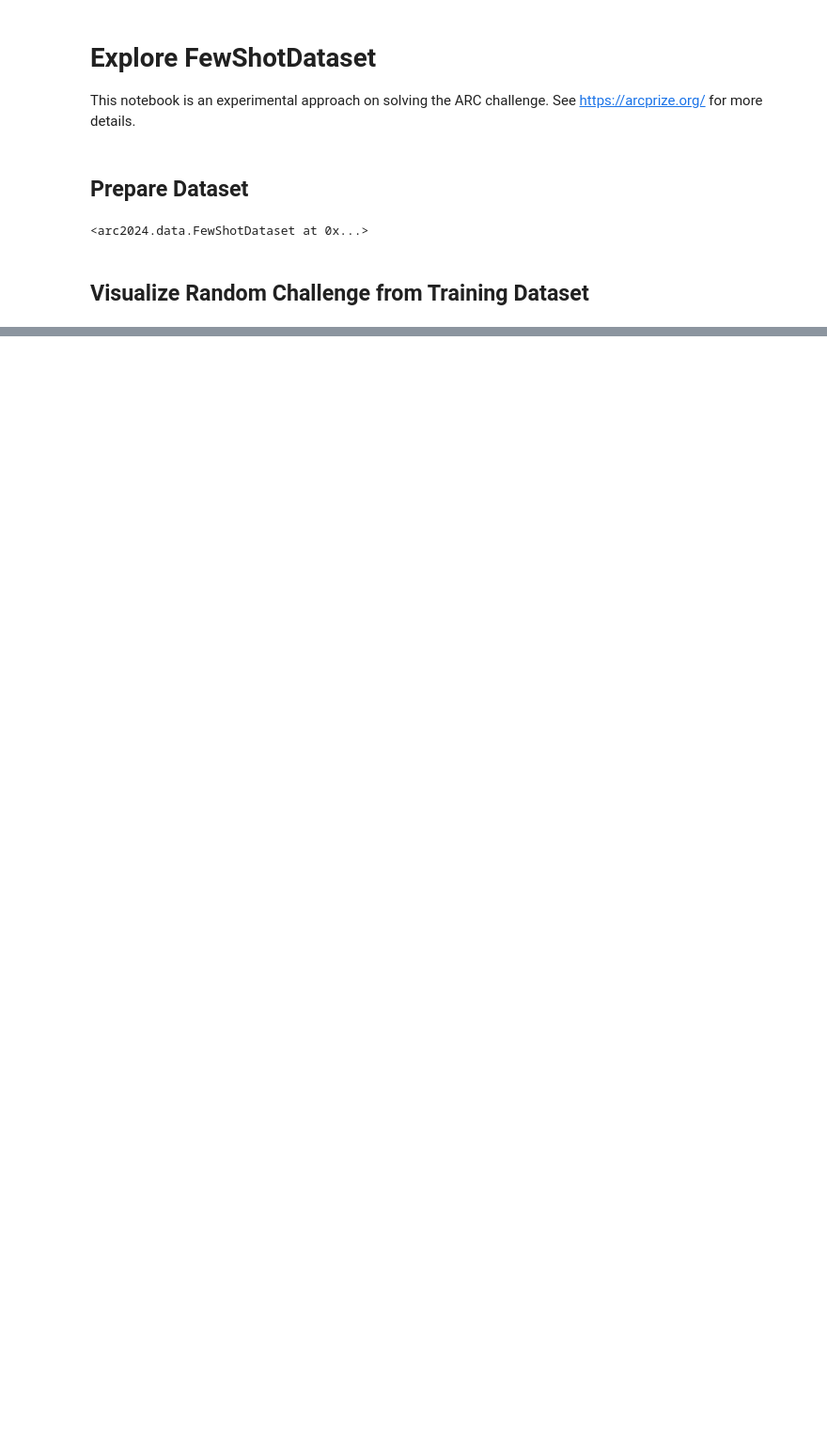
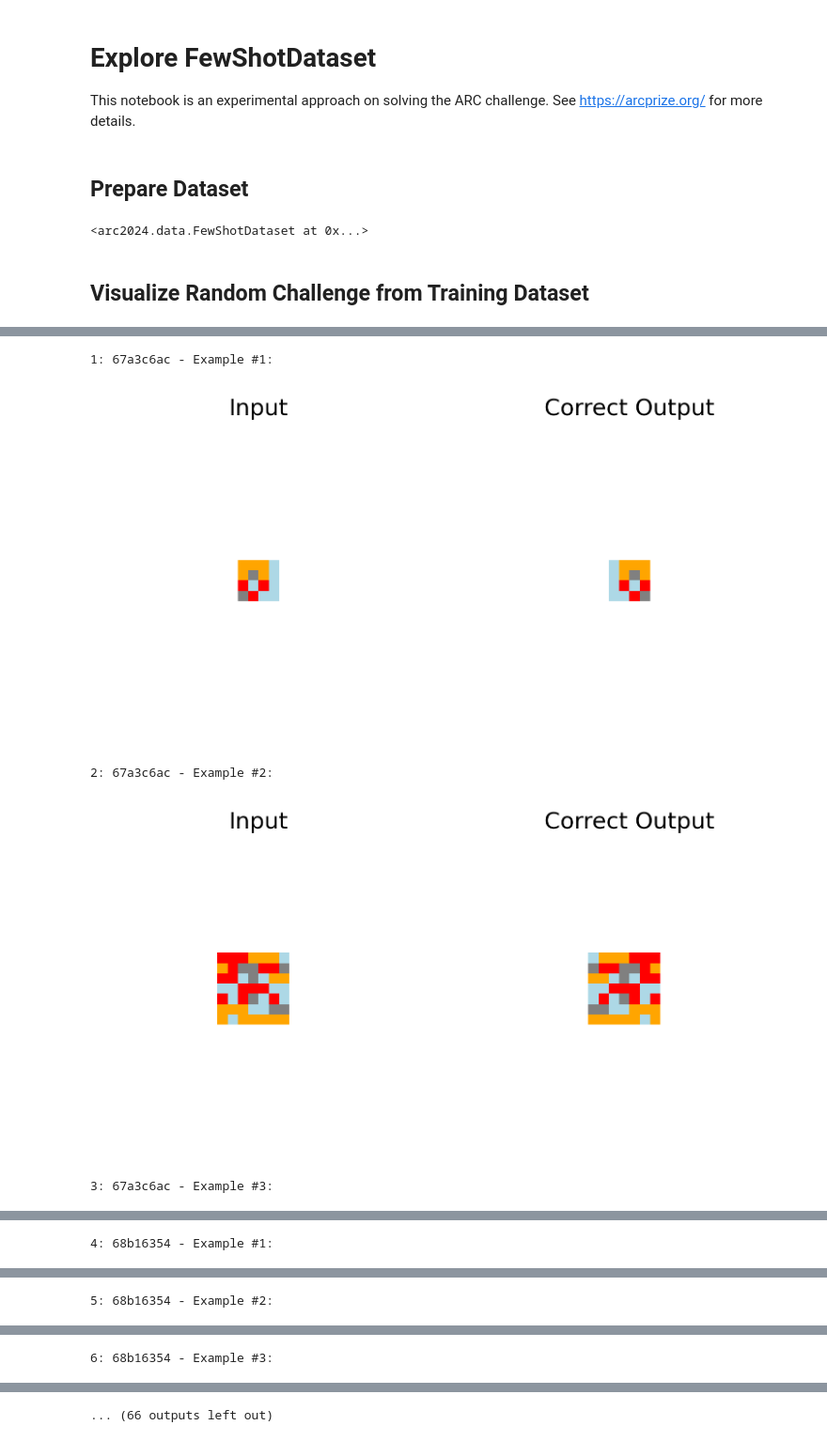
Before and after one commit to marbetschar/arc-prize-2024, a Jupyter notebook: Explore-FewShotDataset.ipynb, the cells around one changed output, grey strips where cells are left out. Shown at 94% size. Drawn from its saved outputs; the diff is of its cells as text; code cells hidden in the pictures; blank space fills up the shorter version.

Commit message:
Plot easy tasks

```diff
--- a/Explore-FewShotDataset.ipynb
+++ b/Explore-FewShotDataset.ipynb
@@ -38,0 +44,20 @@ Task:
+# %%
+challenge_ids = ['67a3c6ac', '68b16354', '74dd1130', '3c9b0459', '6150a2bd', '9172f3a0', '9dfd6313', 'a416b8f3', 'b1948b0a', 'c59eb873', 'c8f0f002', 'd10ecb37', 'd511f180', 'ed36cc']
+
+k = 1
+for challenge_id in challenge_ids:
+    try:
+        X_samples, y_samples = dataset.get_samples(challenge_id)
+    except:
+        continue
+
+    for i, X_sample in enumerate(X_samples):
+        print(f"{k}: {challenge_id} - Example #{i + 1}:")
+        plot.input_and_output(X_sample, y_samples[i])
+        k += 1
+# %% [output]
+1: 67a3c6ac - Example #1:
+[figure, added]
+2: 67a3c6ac - Example #2:
+[figure, added]
+3: 67a3c6ac - Example #3:
@@ -38,0 +65 @@ Task:
+4: 68b16354 - Example #1:
@@ -38,0 +67 @@ Task:
+5: 68b16354 - Example #2:
@@ -38,0 +69 @@ Task:
+6: 68b16354 - Example #3:
@@ -38,0 +71 @@ Task:
+... (66 outputs left out)
```
Also changed, not shown: parts of 4 cells of this notebook, 1 other file.
